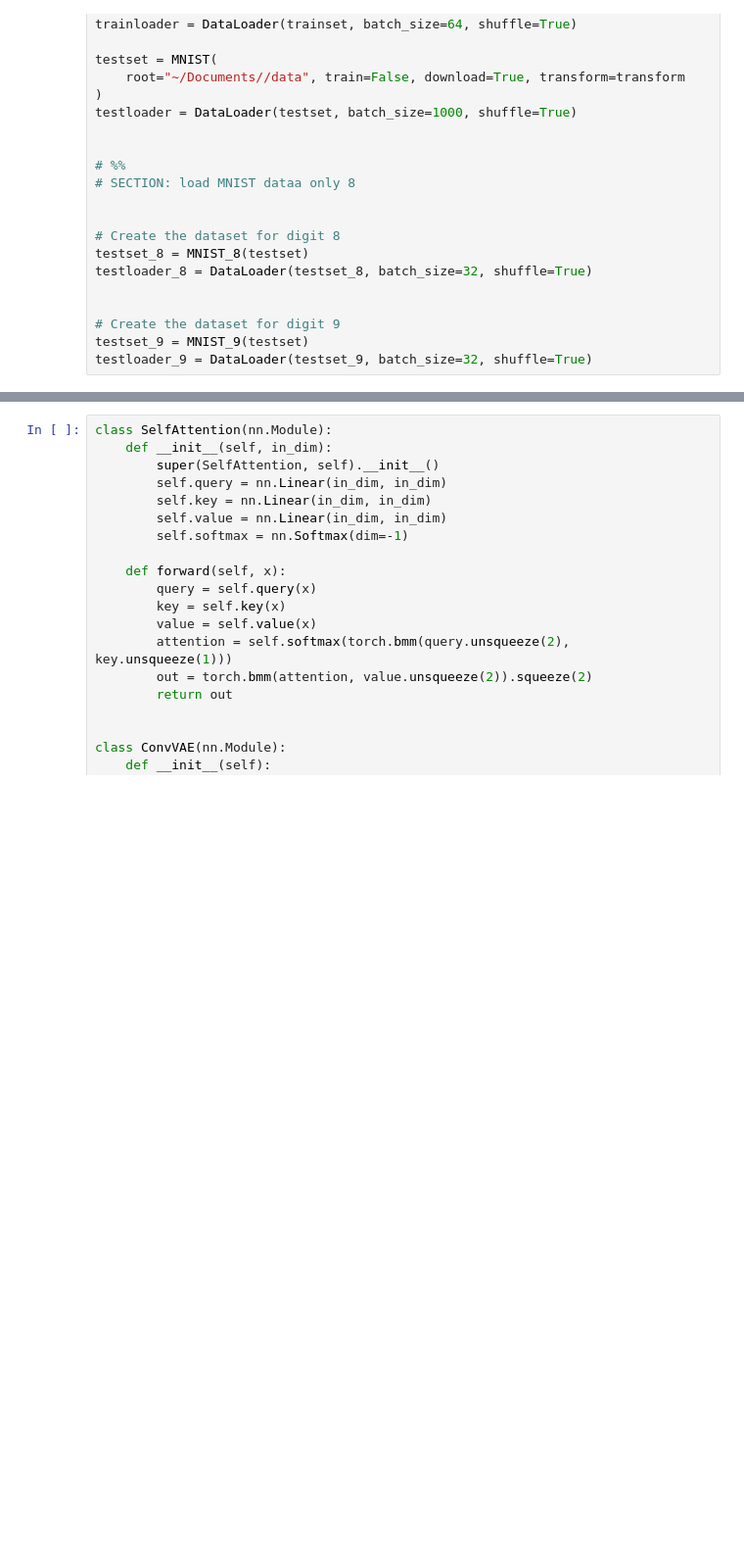
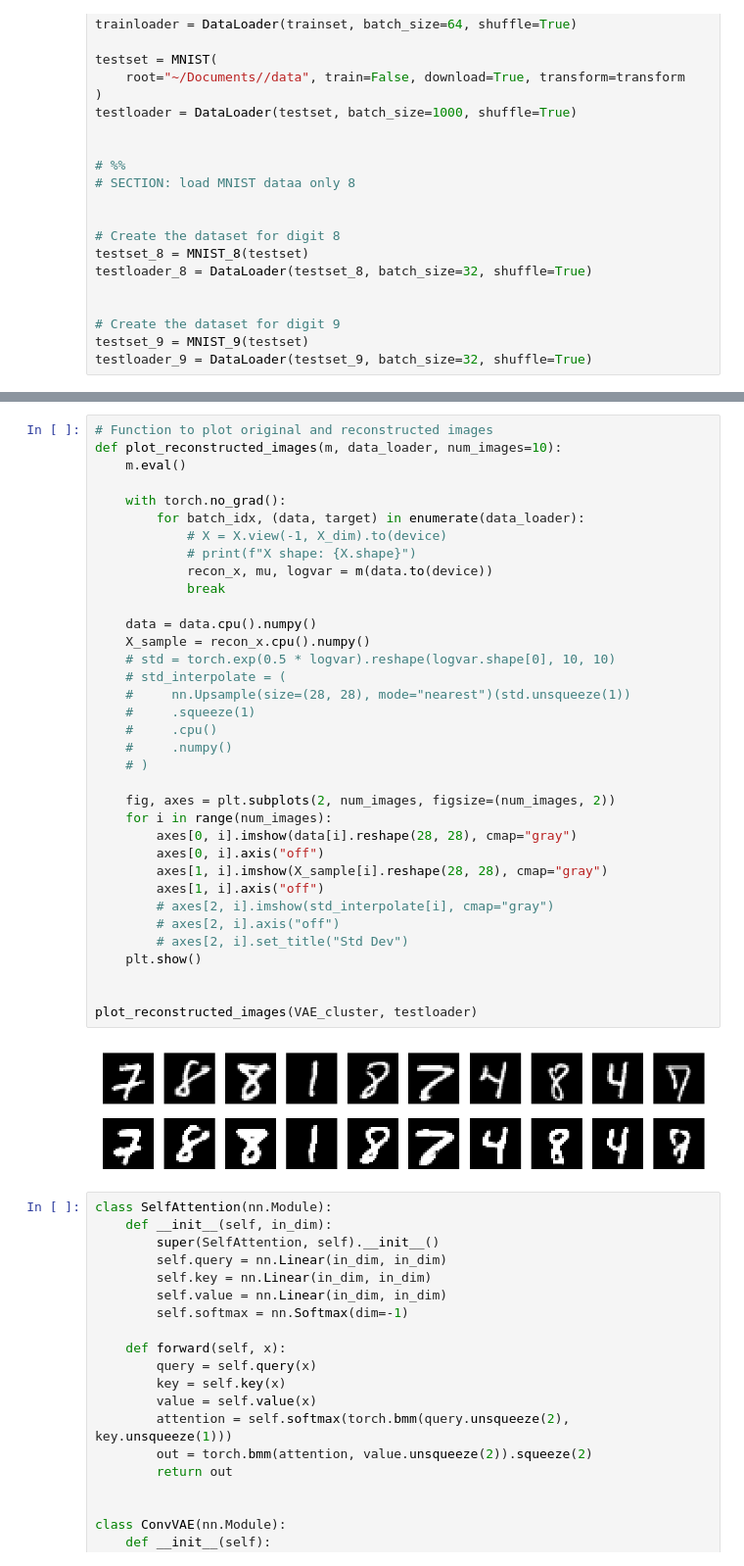
Before and after one commit to Chuanhuan/PhD-research, a Jupyter notebook: XAI/cnn_vi_attention_v1.ipynb, the cells around one changed output, grey strips where cells are left out. Shown at 98% size. Cells and saved outputs as stored; diff of their text form; blank space fills up the shorter version.

```diff
--- a/XAI/cnn_vi_attention_v1.ipynb
+++ b/XAI/cnn_vi_attention_v1.ipynb
@@ -113,3 +450,40 @@ ID: 1, True y = 8, probability: 1.00000
+# %%
+# Function to plot original and reconstructed images
+def plot_reconstructed_images(m, data_loader, num_images=10):
+    m.eval()
+
+    with torch.no_grad():
+        for batch_idx, (data, target) in enumerate(data_loader):
+            # X = X.view(-1, X_dim).to(device)
+            # print(f"X shape: {X.shape}")
+            recon_x, mu, logvar = m(data.to(device))
+            break
+
+    data = data.cpu().numpy()
+    X_sample = recon_x.cpu().numpy()
+    # std = torch.exp(0.5 * logvar).reshape(logvar.shape[0], 10, 10)
+    # std_interpolate = (
+    #     nn.Upsample(size=(28, 28), mode="nearest")(std.unsqueeze(1))
+    #     .squeeze(1)
+    #     .cpu()
+    #     .numpy()
+    # )
+
+    fig, axes = plt.subplots(2, num_images, figsize=(num_images, 2))
+    for i in range(num_images):
+        axes[0, i].imshow(data[i].reshape(28, 28), cmap="gray")
+        axes[0, i].axis("off")
+        axes[1, i].imshow(X_sample[i].reshape(28, 28), cmap="gray")
+        axes[1, i].axis("off")
+        # axes[2, i].imshow(std_interpolate[i], cmap="gray")
+        # axes[2, i].axis("off")
+        # axes[2, i].set_title("Std Dev")
+    plt.show()
+
+
+plot_reconstructed_images(VAE_cluster, testloader)
+# %% [output]
+[figure, added]
 # %%
 class SelfAttention(nn.Module):
     def __init__(self, in_dim):
```
Also changed, not shown: parts of 13 cells of this notebook, 27 other files.
